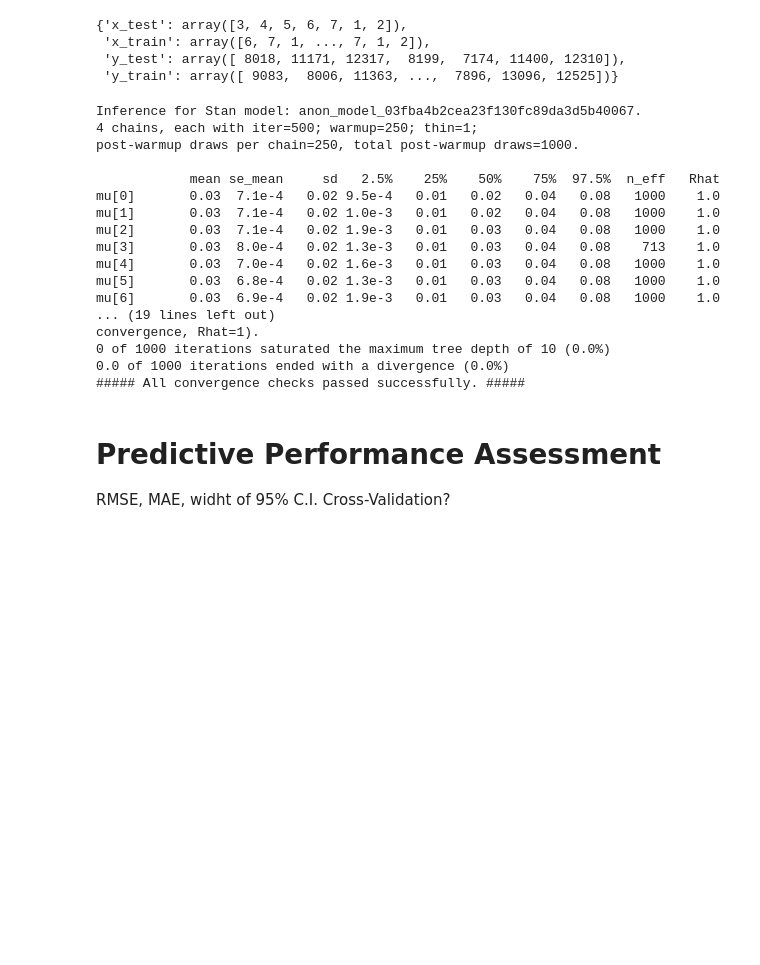
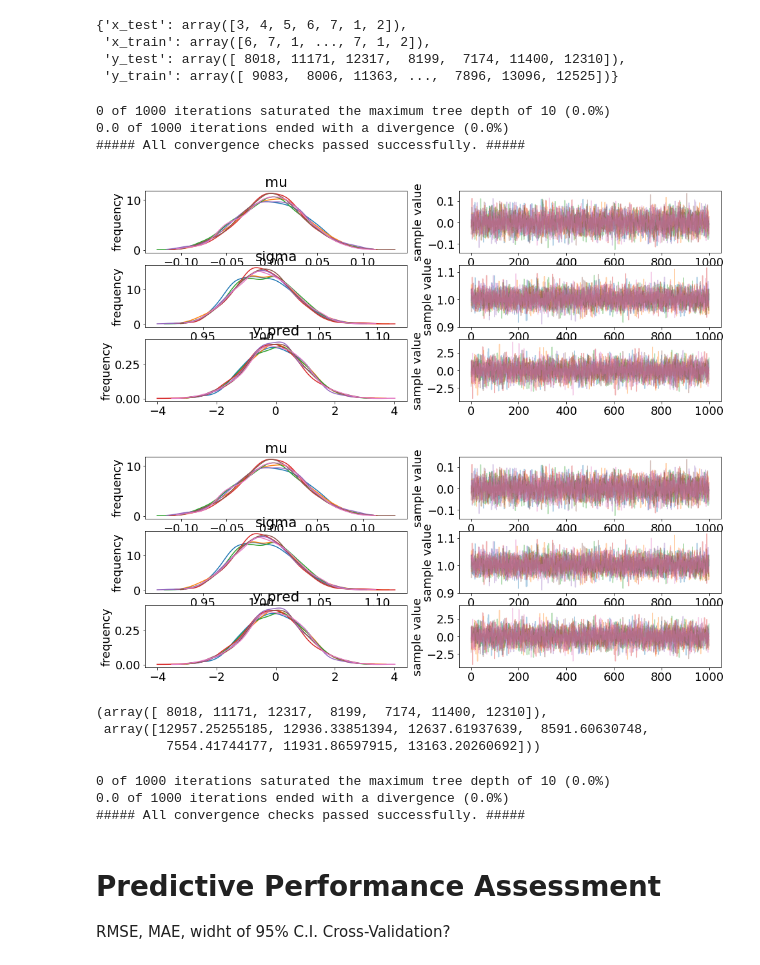
Before and after one commit to inon-peled/dtu_bda_project, a Jupyter notebook: bda_project_us_births-inon-mads.ipynb, the cells around one changed output. Cells and saved outputs as stored; diff of their text form; code cells hidden in the pictures; blank space fills up the shorter version.

```diff
--- a/bda_project_us_births-inon-mads.ipynb
+++ b/bda_project_us_births-inon-mads.ipynb
@@ -276,11 +276,11 @@ data {
     int<lower=1,upper=K> x_test[T]; // Weekday indicator for each prediction.
 }
 parameters {
-    real<lower=0> mu[K];    // Separate means.
+    real mu[K];    // Separate means.
     real<lower=0> sigma[K]; // Separate std. devs.
 }
 model {
-    mu ~ cauchy(0, 10);
+    mu ~ normal(0, 10);
     sigma ~ cauchy(0, 5); // Half-Cauchy, because of non-negativity constraint.
     y ~ normal(mu[x_train], sigma[x_train]);
 }
@@ -356,3 +354,32 @@ def
+# %%
+data = get_train_and_test_for_sliding_window(datetime(2014, 1, 1))
+y_detrended, y_mean, y_std = detrend_by_weekday(data['x_train'], data['y_train'])
+fit = model_separate_weekdays.sampling(seed=COMMON_SEED, data=dict(
+    x_train=data['x_train'],
+    x_test=data['x_test'],
+    y=y_detrended,
+    T=7,
+    K=7,
+    N=len(data['x_train'])
+), **dict(iter=500))
+check_convergence(fit, also_print=True)
+# %% [output]
+0 of 1000 iterations saturated the maximum tree depth of 10 (0.0%)
+0.0 of 1000 iterations ended with a divergence (0.0%)
+##### All convergence checks passed successfully. #####
+# %%
+fit.plot()
+# %% [output]
+[figure, added]
+[figure, added]
+# %%
+y_test = data['y_test']
+data['x_test'], fit.extract()['y_pred'].mean(axis=0), y_mean, y_std
+y_test, retrend(data['x_test'], fit.extract()['y_pred'].mean(axis=0), y_mean, y_std)
+# %% [output]
+(array([ 8018, 11171, 12317,  8199,  7174, 11400, 12310]),
+ array([12957.25255185, 12936.33851394, 12637.61937639,  8591.60630748,
+         7554.41744177, 11931.86597915, 13163.20260692]))
 # %%
 def fit_sliding_windows(num_windows, model, **kwargs_for_fitting):
     # TODO: sample from predictive distribution.
@@ -367,25 +394,11 @@ def fit_sliding_windows(num_windows, model, **kwargs_for_fitting):
             K=7,
             N=len(data['x_train'])
         ), **dict(iter=500))
-        y_test = data['y_test']
         check_convergence(fit, also_print=True)
+        return data, fit
 
-fit_sliding_windows(num_windows=1, model=model_separate_weekdays);
+data, fit = fit_sliding_windows(num_windows=1, model=model_separate_weekdays);
 # %% [output]
-Inference for Stan model: anon_model_03fba4b2cea23f130fc89da3d5b40067.
-4 chains, each with iter=500; warmup=250; thin=1;
-post-warmup draws per chain=250, total post-warmup draws=1000.
-
-            mean se_mean     sd   2.5%    25%    50%    75%  97.5%  n_eff   Rhat
-mu[0]       0.03  7.1e-4   0.02 9.5e-4   0.01   0.02   0.04   0.08   1000    1.0
-mu[1]       0.03  7.1e-4   0.02 1.0e-3   0.01   0.02   0.04   0.08   1000    1.0
-mu[2]       0.03  7.1e-4   0.02 1.9e-3   0.01   0.03   0.04   0.08   1000    1.0
-mu[3]       0.03  8.0e-4   0.02 1.3e-3   0.01   0.03   0.04   0.08    713    1.0
-mu[4]       0.03  7.0e-4   0.02 1.6e-3   0.01   0.03   0.04   0.08   1000    1.0
-mu[5]       0.03  6.8e-4   0.02 1.3e-3   0.01   0.03   0.04   0.08   1000    1.0
-mu[6]       0.03  6.9e-4   0.02 1.9e-3   0.01   0.03   0.04   0.08   1000    1.0
-... (19 lines left out)
-convergence, Rhat=1).
 0 of 1000 iterations saturated the maximum tree depth of 10 (0.0%)
 0.0 of 1000 iterations ended with a divergence (0.0%)
 ##### All convergence checks passed successfully. #####
```
Also changed, not shown: parts of 3 cells of this notebook.
